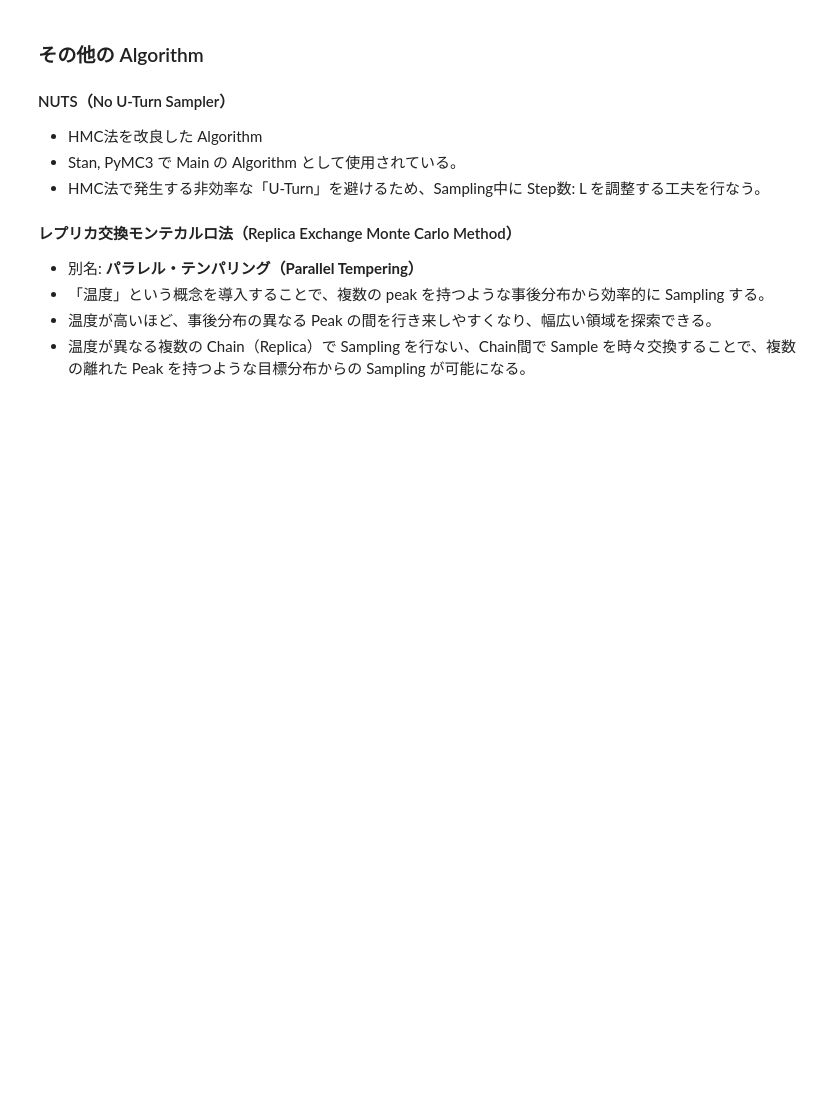
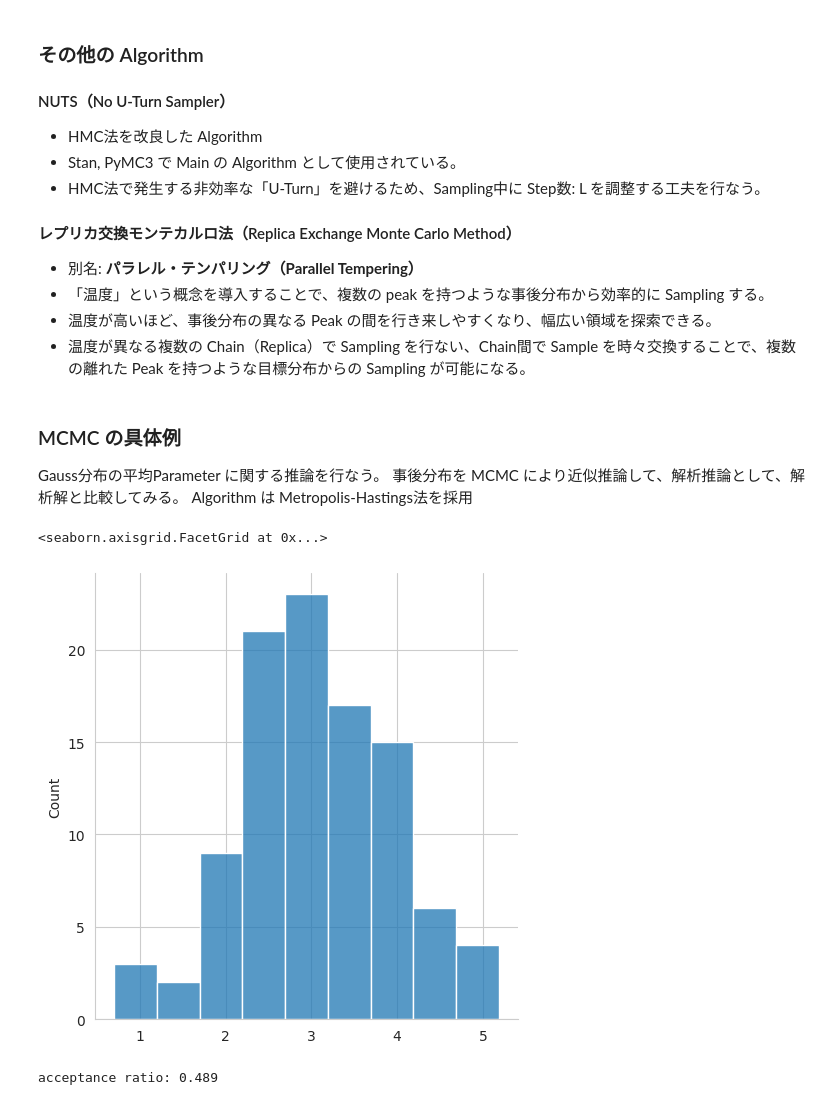
Before and after one commit to 1024xx4/bayes_machine_learning, a Jupyter notebook: approximate_inference_method.ipynb, the cells around one changed output. Cells and saved outputs as stored; diff of their text form; code cells hidden in the pictures; blank space fills up the shorter version.

Commit message:
Test: MCMC の具体例を体験する#1
1.4.8 MCMCの具体例

```diff
--- a/approximate_inference_method.ipynb
+++ b/approximate_inference_method.ipynb
@@ -89,3 +90,24 @@ M= 100000, estimation: 0.9543 ± 0.0015
 - 「温度」という概念を導入することで、複数の peak を持つような事後分布から効率的に Sampling する。
 - 温度が高いほど、事後分布の異なる Peak の間を行き来しやすくなり、幅広い領域を探索できる。
 - 温度が異なる複数の Chain（Replica）で Sampling を行ない、Chain間で Sample を時々交換することで、複数の離れた Peak を持つような目標分布からの Sampling が可能になる。
+# %% [markdown]
+### MCMC の具体例
+Gauss分布の平均Parameter に関する推論を行なう。
+事後分布を MCMC により近似推論して、解析推論として、解析解と比較してみる。
+Algorithm は Metropolis-Hastings法を採用
+# %%
+# 推論対象とする人工Data の作成
+# Parameter の設定
+n_sample = 100
+true_mean = 3.0
+true_sd = 1.0
+
+np.random.seed(1)
+
+# 人工Data の生成
+data = np.random.normal(true_mean, true_sd, n_sample)
+
+sns.displot(data, kde=False)
+# %% [output]
+<seaborn.axisgrid.FacetGrid at 0x...>
+[figure, added]
@@ -91,0 +132,22 @@ M= 100000, estimation: 0.9543 ± 0.0015
+# %%
+np.random.seed(1)
+
+for i in tqdm(range(n_iter)):
+    # 攪乱項 ε は平均 0 の一様分布に従うとする
+    z_proposal = z_current + step_size * np.random.uniform(-1, 1)
+
+    logp_current = unnormalized_log_posterior(z_current)
+    logp_proposal = unnormalized_log_posterior(z_proposal)
+    # [0, 1] の一様分布からの Sample
+    r = np.random.rand()
+    # Metropolis-Hastings基準に従い、提案された値を受容するかどうか判定
+    # logp_proposal > logp_current なら必ず受容
+    # logp_proposal < logp_current の場合は、np.exp(logp_proposal - logp_current) の確率で受容
+    if np.exp(logp_proposal - logp_current) > r:
+        n_accepted += 1
+        z_current = z_proposal
+    posterior.append(z_current)
+
+print(f"acceptance ratio: {n_accepted / n_iter:.3f}")
+# %% [output]
+acceptance ratio: 0.489
```
Also changed, not shown: parts of 22 cells of this notebook.
